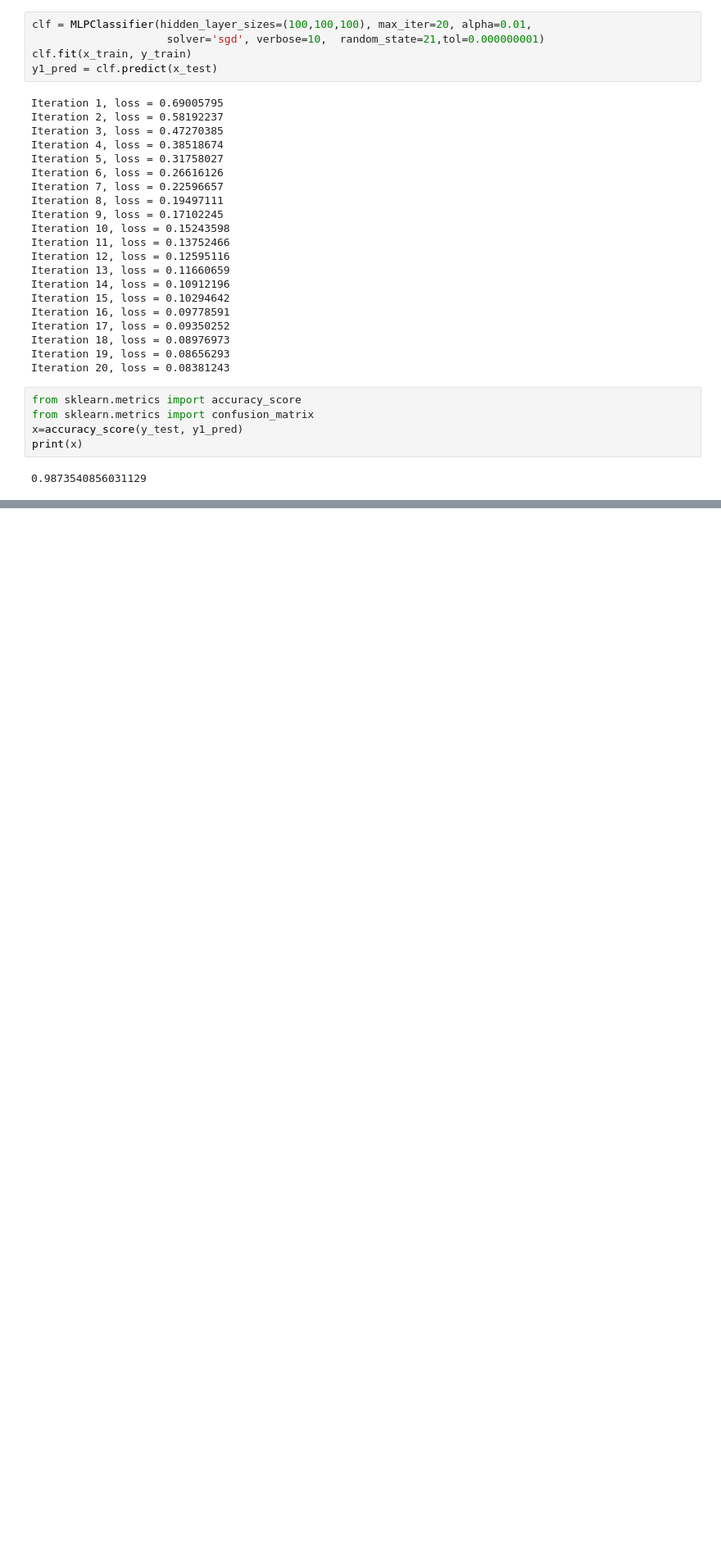
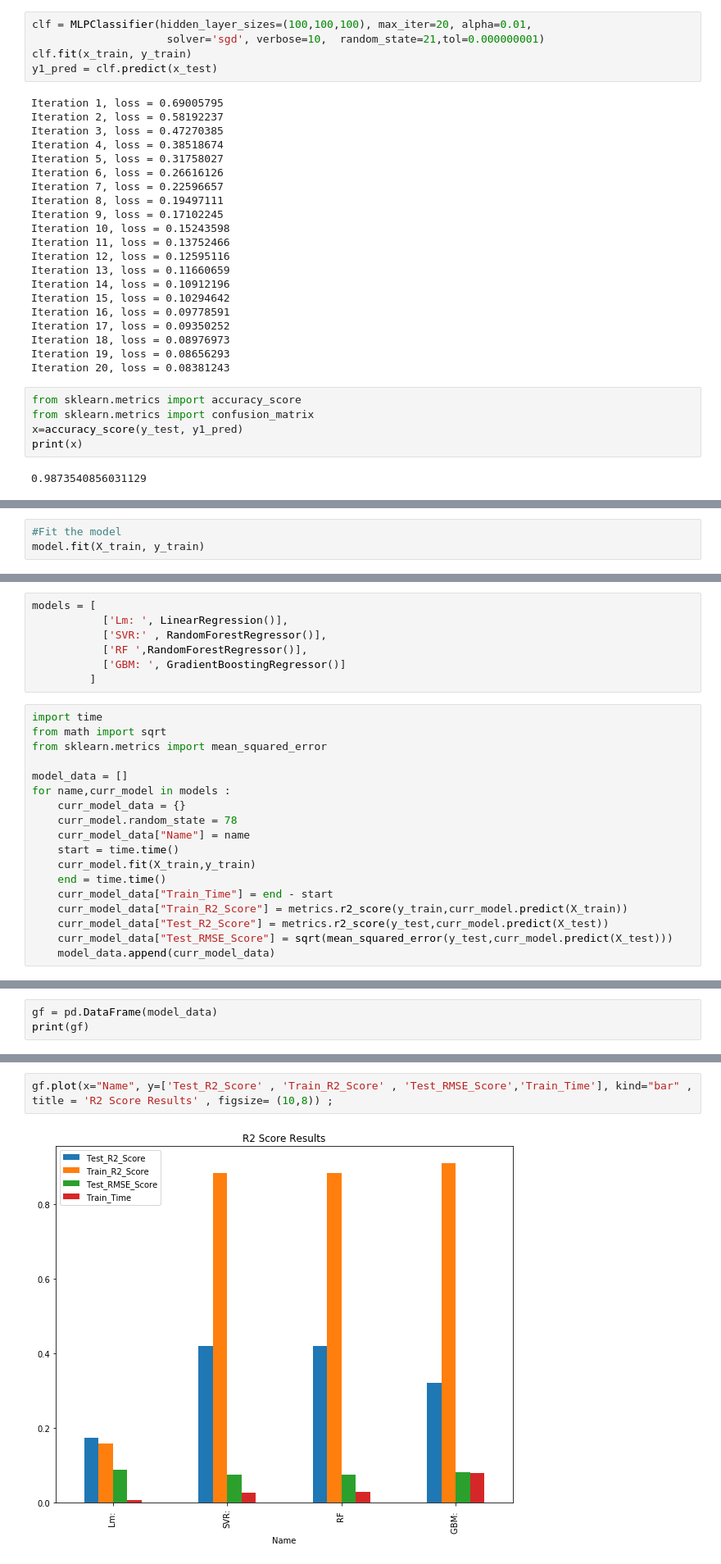
Before and after one commit to alyssa-raphaella/ITEC657_Project_GroupB, a Jupyter notebook: SALES.ipynb, the cells around one changed output, grey strips where cells are left out. Shown: that part at 82% size. Cells and saved outputs as stored; diff of their text form; blank space fills up the shorter version.

Commit message:
model comparision with data visualization graph

```diff
--- a/SALES.ipynb
+++ b/SALES.ipynb
@@ -285,0 +305,3 @@ print(x)
+# %%
+#Fit the model
+model.fit(X_train, y_train)
@@ -285,0 +317,25 @@ print(x)
+# %%
+models = [
+           ['Lm: ', LinearRegression()],
+           ['SVR:' , RandomForestRegressor()],
+           ['RF ',RandomForestRegressor()],
+           ['GBM: ', GradientBoostingRegressor()]
+         ]
+# %%
+import time
+from math import sqrt
+from sklearn.metrics import mean_squared_error
+
+model_data = []
+for name,curr_model in models :
+    curr_model_data = {}
+    curr_model.random_state = 78
+    curr_model_data["Name"] = name
+    start = time.time()
+    curr_model.fit(X_train,y_train)
+    end = time.time()
+    curr_model_data["Train_Time"] = end - start
+    curr_model_data["Train_R2_Score"] = metrics.r2_score(y_train,curr_model.predict(X_train))
+    curr_model_data["Test_R2_Score"] = metrics.r2_score(y_test,curr_model.predict(X_test))
+    curr_model_data["Test_RMSE_Score"] = sqrt(mean_squared_error(y_test,curr_model.predict(X_test)))
+    model_data.append(curr_model_data)
@@ -285,0 +365,3 @@ print(x)
+# %%
+gf = pd.DataFrame(model_data)
+print(gf)
@@ -285,0 +374,4 @@ print(x)
+# %%
+gf.plot(x="Name", y=['Test_R2_Score' , 'Train_R2_Score' , 'Test_RMSE_Score','Train_Time'], kind="bar" , title = 'R2 Score Results' , figsize= (10,8)) ;
+# %% [output]
+[figure, added]
```
Also changed, not shown: parts of 14 cells of this notebook.
